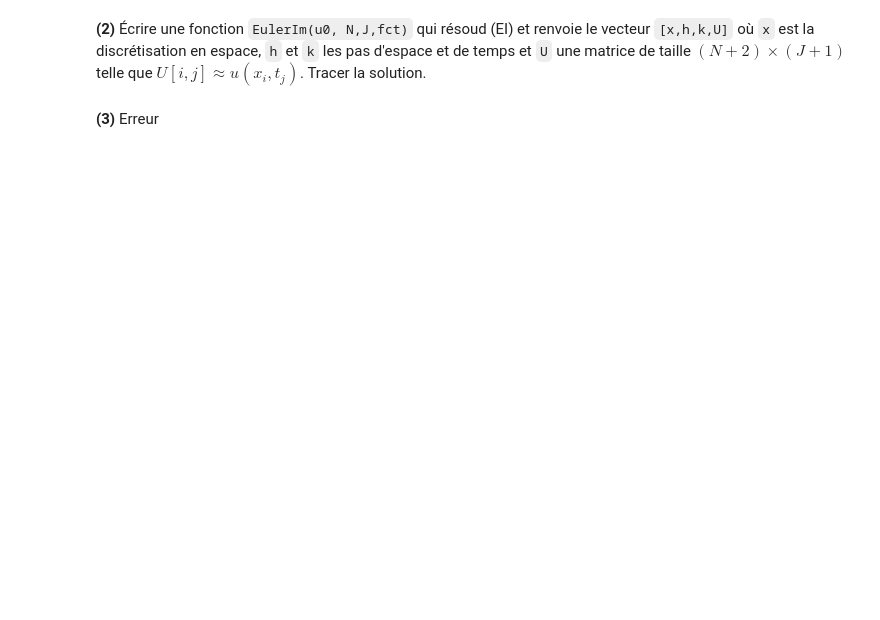
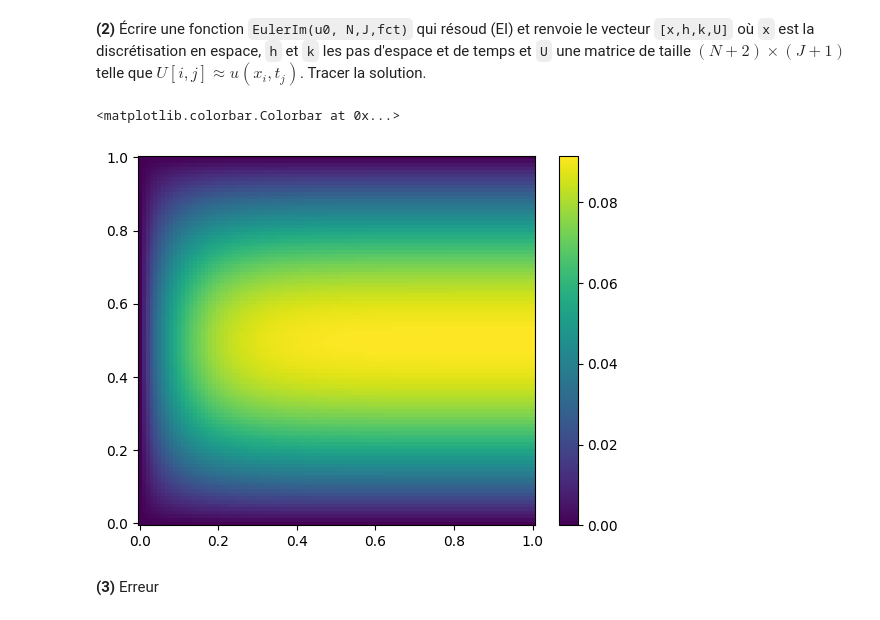
Before and after one commit to drblobfish/M1-S2-EDP, a Jupyter notebook: TP4.ipynb, the cells around one changed output. Saved outputs shown, nothing was run; the diff lists cells and outputs as text; code cells hidden in the pictures; blank space fills up the shorter version.

```diff
--- a/TP4.ipynb
+++ b/TP4.ipynb
@@ -213,28 +232,30 @@ Les inconnues sont donc les valeurs $u^j_1, u^j_2,\ldots,u^j_N$, pour $i=1,\cdot
 
 On remarque que dans ce cas la matrice $A$ est la même matrice que celle obtenue pour le schéma explicite.
 # %%
-def matrice_EI(h,fct):
+def matrice_EI(N,fct):
     h = 1/(N+1)
 
     # matrice diagonale
-
-
-
+    vect0 = 1 + 2 * np.ones(N+2)/(h**2)
     A0 = np.diagflat(vect0, 0)
 
-
-
     # matrice supérieure
+    vect1 = - np.ones(N+1)/(h**2)
     A1 = np.diagflat(vect1, 1)
-
 
     # matrice inférieure
     A2 = np.diagflat(vect1, -1)
 
-
-
     Ah = A0 + A1 +A2
+    Ah[0,0] = 0
+    Ah[0,1] = 0
+    Ah[N+1,N] = 0
+    Ah[N+1,N+1] = 0
 
     # Fh
+    Fh = np.zeros((N+2,1))
+    Fh[1:N,0] = fct(np.linspace(0,1,N+1)[1:N])
+    Fh[0,0] = 0
+    Fh[-1,0] = 0
 
     return Ah, Fh
@@ -248,2 +279,30 @@ def EulerIm(u0,N,J,fct):
+# %%
+def EulerIm(u0,N,J,fct):
+    x = np.linspace(0, 1, N+2)
+    t = np.linspace(0, 1, J+1)
+    h = 1/(N+1)
+    k = 1/J
+
+    Ah,Fh = matrice_EI(N,fct)
+    invM = np.linalg.inv(np.identity(N+2) + k*Ah)
+
+    U = np.zeros((N+2,J+1))
+    U[:,0] = u0(np.linspace(0,1,N+2))
+    for t in range(J):
+        breakpoint()
+        U[:,t+1] = (invM@(U[:,t][:,None] + k * Fh))[:,0]
+    return x, h,k,U
+# %%
+N = 100
+J = 100
+x,h,k,U = EulerIm(lambda x : 0,N,J,lambda x : np.sin(np.pi*x))
+# %%
+t = np.linspace(0, 1, J+1)
+T, X = np.meshgrid(t,x)
+plt.pcolormesh(T, X, U)
+plt.colorbar()
+# %% [output]
+<matplotlib.colorbar.Colorbar at 0x...>
+[figure, added]
 # %% [markdown]
 **(3)** Erreur
```
Also changed, not shown: parts of 16 cells of this notebook.
